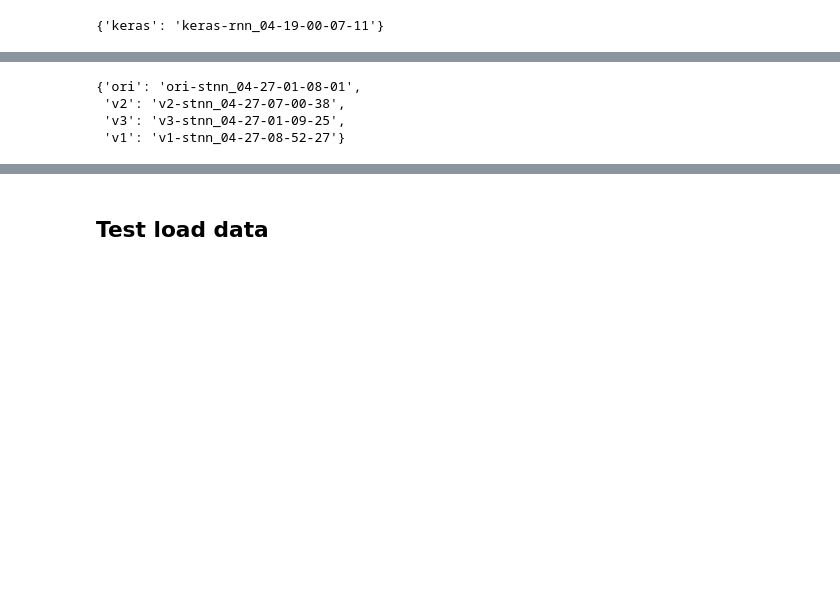
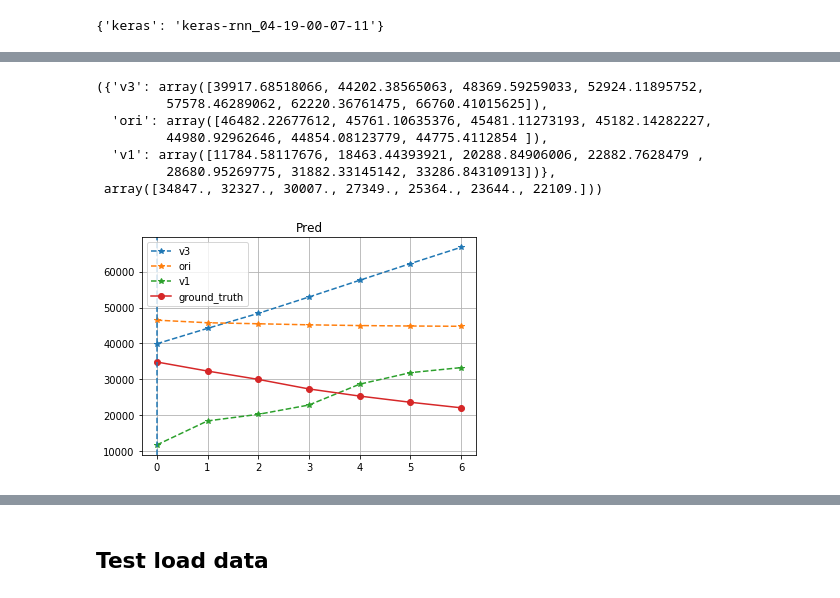
Before and after one commit to wtding1998/RNN_nCov, a Jupyter notebook: disease_analysis.ipynb, the cells around one changed output, grey strips where cells are left out. Drawn from its saved outputs; the diff is of its cells as text; code cells hidden in the pictures; blank space fills up the shorter version.

```diff
--- a/disease_analysis.ipynb
+++ b/disease_analysis.ipynb
@@ -484,7 +464,14 @@ FileNotFoundError: [Errno 2] No such file or directory: 'd:\\Jupyter_Documents\\
-# %%
-exp_dir
-# %% [output]
-{'ori': 'ori-stnn_04-27-01-08-01',
- 'v2': 'v2-stnn_04-27-07-00-38',
- 'v3': 'v3-stnn_04-27-01-09-25',
- 'v1': 'v1-stnn_04-27-08-52-27'}
+# %%
+model_df = result.sorted_by_loss(feb_df, value='sum_loss')
+exp_dir = result.get_exp_name(model_df)
+exp_dir = {'v3': 'v3-stnn_05-03-23-45-57_0324','ori':'ori-stnn_05-03-23-45-54_1267',  'v1':'v1-stnn_05-03-23-44-22_7208'}
+result.plot_pred_by_dir(exp_dir, feb_folder)
+# %% [output]
+({'v3': array([39917.68518066, 44202.38565063, 48369.59259033, 52924.11895752,
+         57578.46289062, 62220.36761475, 66760.41015625]),
+  'ori': array([46482.22677612, 45761.10635376, 45481.11273193, 45182.14282227,
+         44980.92962646, 44854.08123779, 44775.4112854 ]),
+  'v1': array([11784.58117676, 18463.44393921, 20288.84906006, 22882.7628479 ,
+         28680.95269775, 31882.33145142, 33286.84310913])},
+ array([34847., 32327., 30007., 27349., 25364., 23644., 22109.]))
+[figure, added]
```
Also changed, not shown: parts of 5 cells of this notebook, 7 other files.
